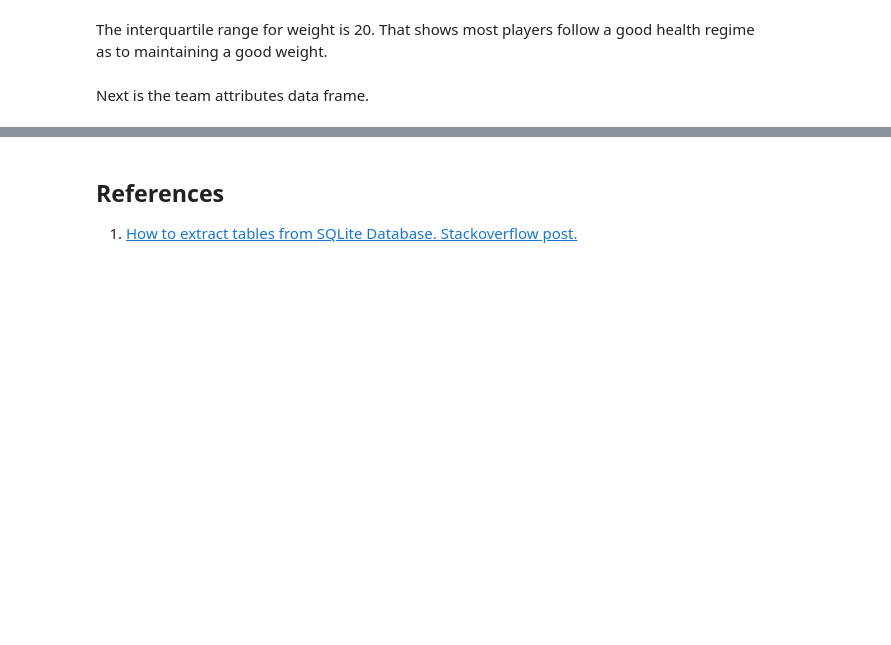
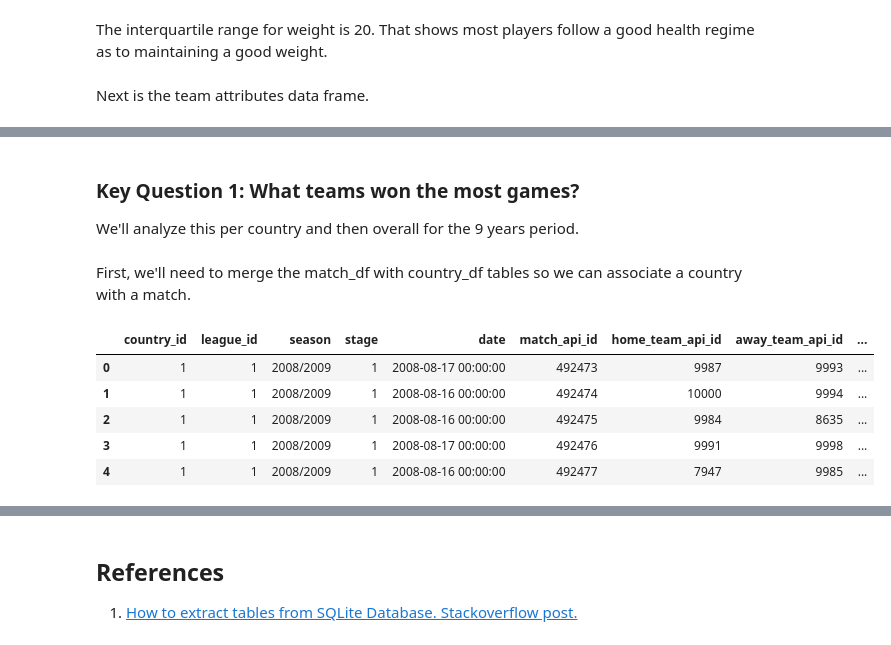
Before and after one commit to Emekadavid/european_soccer, a Jupyter notebook: notebook.ipynb, the cells around one changed output, grey strips where cells are left out. Drawn from its saved outputs; the diff is of its cells as text; code cells hidden in the pictures; blank space fills up the shorter version.

```diff
--- a/notebook.ipynb
+++ b/notebook.ipynb
@@ -531,0 +700,6 @@ Next is the team attributes data frame.
+# %% [markdown]
+### Key Question 1: What teams won the most games?
+
+We'll analyze this per country and then overall for the 9 years period.
+# %% [markdown]
+First, we'll need to merge the match_df with country_df tables so we can associate a country with a match.
@@ -531,0 +711,9 @@ Next is the team attributes data frame.
+# %%
+match_filtered.head()
+# %% [output]
+|  | country_id | league_id | season | stage | date | match_api_id | home_team_api_id | away_team_api_id | ... |
+| 0 | 1 | 1 | 2008/2009 | 1 | 2008-08-17 00:00:00 | 492473 | 9987 | 9993 | ... |
+| 1 | 1 | 1 | 2008/2009 | 1 | 2008-08-16 00:00:00 | 492474 | 10000 | 9994 | ... |
+| 2 | 1 | 1 | 2008/2009 | 1 | 2008-08-16 00:00:00 | 492475 | 9984 | 8635 | ... |
+| 3 | 1 | 1 | 2008/2009 | 1 | 2008-08-17 00:00:00 | 492476 | 9991 | 9998 | ... |
+| 4 | 1 | 1 | 2008/2009 | 1 | 2008-08-16 00:00:00 | 492477 | 7947 | 9985 | ... |
```
Also changed, not shown: parts of 52 cells of this notebook.
